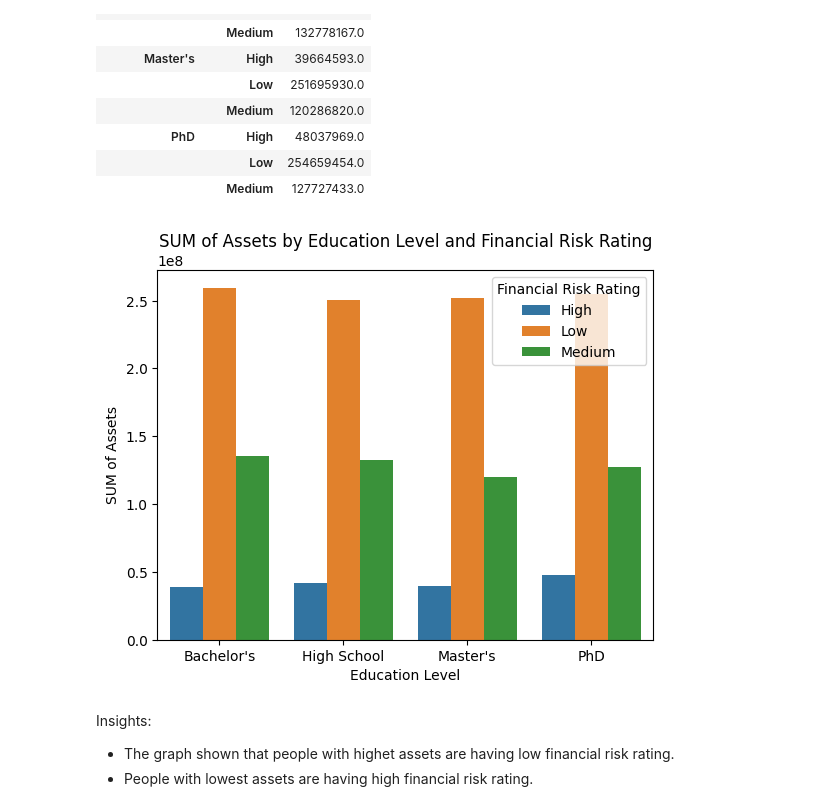
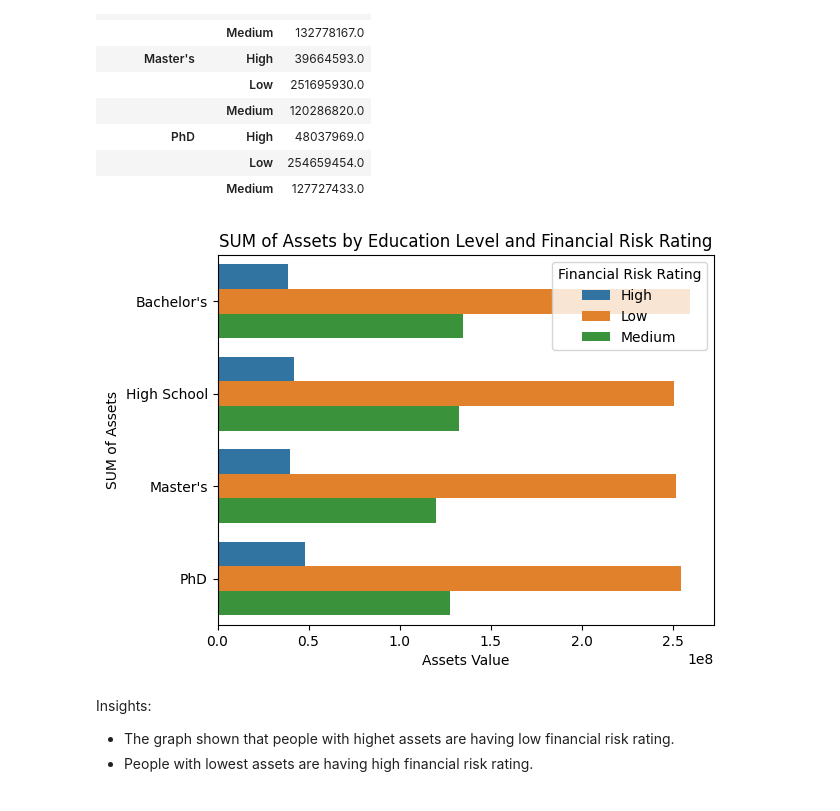
Before and after one commit to Gustana/Personal-Financial-Risk-Analysis, a Jupyter notebook: analysis.ipynb, the cells around one changed output. Cells and saved outputs as stored; diff of their text form; code cells hidden in the pictures.

```diff
--- a/analysis.ipynb
+++ b/analysis.ipynb
@@ -704,20 +710,21 @@ df_clean.groupby(["Education Level", "Risk Rating"], observed=True).agg({"Assets
 # %%
 # show barplot with label and custom ylabel & legend
 sns.barplot(
     df_clean,
-    x="Education Level",
-    y="Assets Value",
+    y="Education Level",
+    x="Assets Value",
+    orient="h",
     hue="Risk Rating",
     estimator="sum",
     errorbar=None
 )
 
 plt.title("SUM of Assets by Education Level and Financial Risk Rating")
 plt.ylabel("SUM of Assets")
 plt.legend(loc="upper right", title="Financial Risk Rating")
 plt.show()
 # %% [output]
-[figure, old version]
+[figure, new version]
 # %% [markdown]
 Insights:
 - The graph shown that people with highet assets are having low financial risk rating.
```
Also changed, not shown: parts of 16 cells of this notebook.
